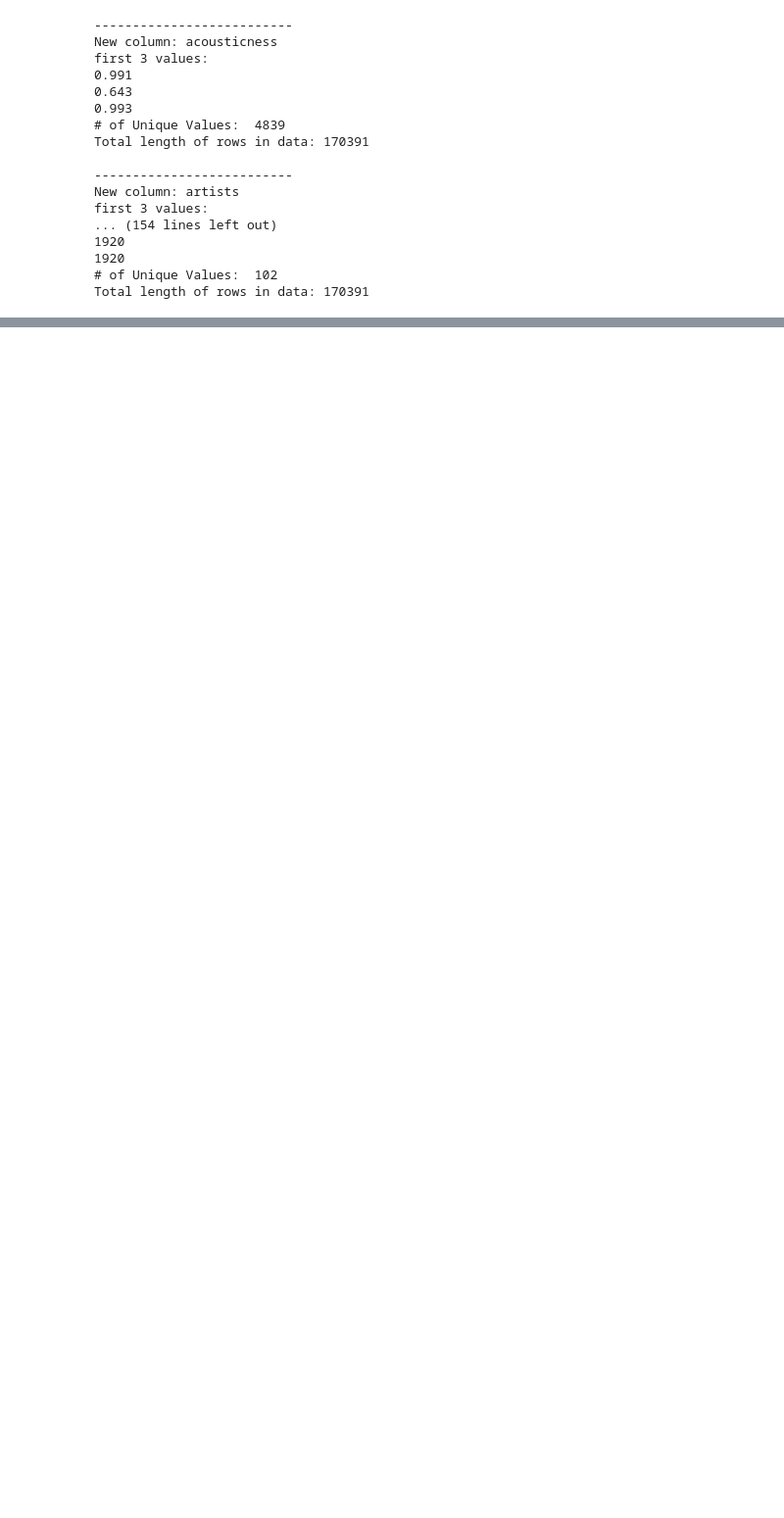
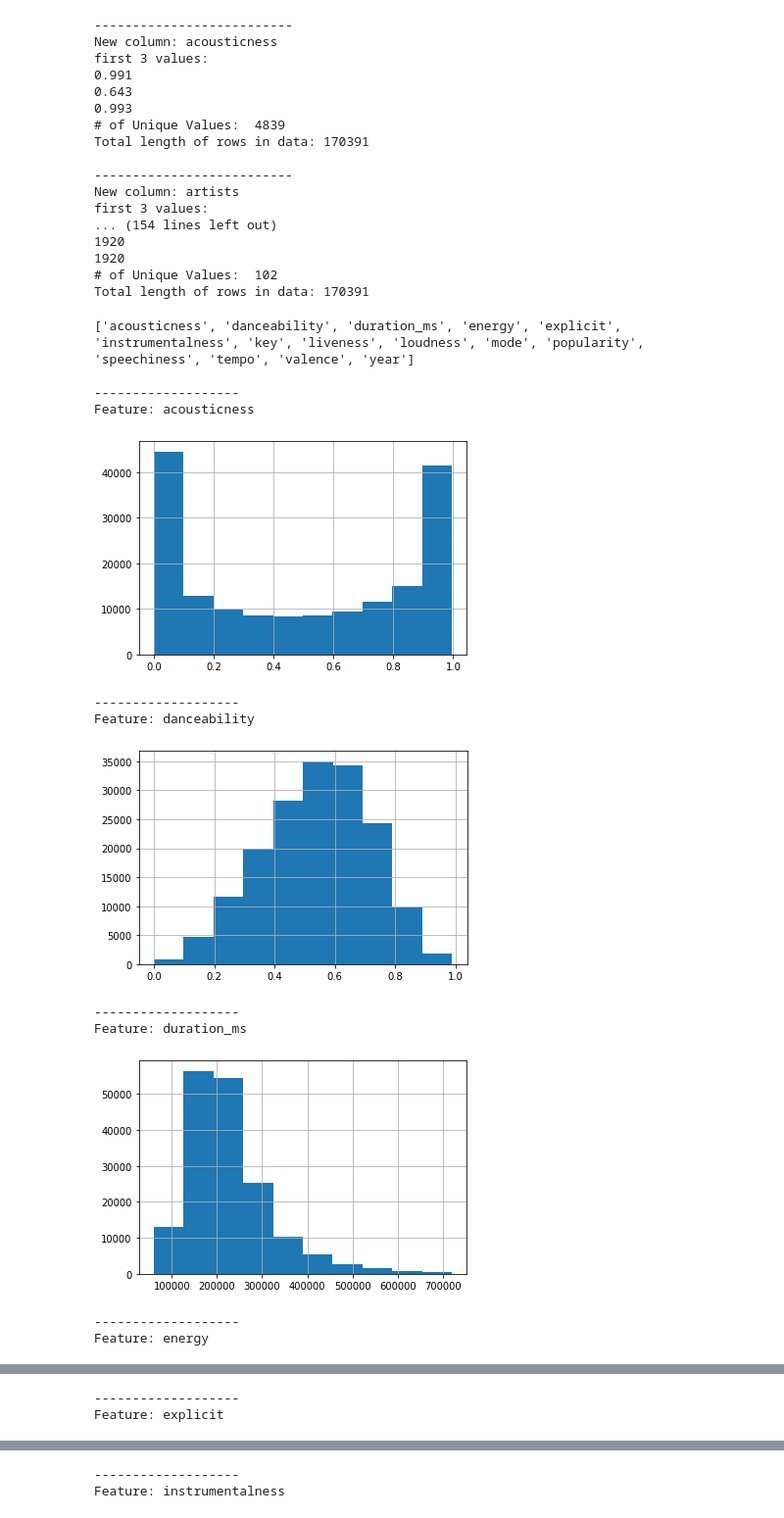
Before and after one commit to daniel-molina23/spotify-recommender-system, a Jupyter notebook: Dataset_exploration.ipynb, the cells around one changed output, grey strips where cells are left out. Shown at 98% size. Cells and saved outputs as stored; diff of their text form; code cells hidden in the pictures; blank space fills up the shorter version.

```diff
--- a/Dataset_exploration.ipynb
+++ b/Dataset_exploration.ipynb
@@ -168,8 +154,8 @@ for col in columns:
         if(i < 3):
             print(val)
         i += 1
-    d[val] = len(s)
-    print("# of Unique Values: ", d[val])
+    d[col] = len(s)
+    print("# of Unique Values: ", d[col])
     print(strLength)
 # %% [output]
 --------------------------
@@ -189,3 +175,39 @@ first 3 values:
 1920
 # of Unique Values:  102
 Total length of rows in data: 170391
+# %%
+import matplotlib.pyplot as plt
+
+validCols = list(data.columns)
+validCols.remove('artists')
+validCols.remove('id')
+validCols.remove('name')
+validCols.remove('release_date')
+print(validCols)
+for col in validCols:
+    try:
+        plt.clf()
+        print("\n-------------------")
+        print("Feature: %s"%(col))
+        h = data[col].hist()
+        plt.show(h)
+    except Exception:
+        print("Invalid col input: %s"%(col))
+        print("-------------------")
+# col_i = columns[8]
+# print("Feature: %s"%(col_i))
+# data[col_i].hist()
+# %% [output]
+['acousticness', 'danceability', 'duration_ms', 'energy', 'explicit', 'instrumentalness', 'key', 'liveness', 'loudness', 'mode', 'popularity', 'speechiness', 'tempo', 'valence', 'year']
+
+-------------------
+Feature: acousticness
+[figure, added]
+-------------------
+Feature: danceability
+[figure, added]
+-------------------
+Feature: duration_ms
+[figure, added]
+-------------------
+Feature: energy
@@ -191,0 +215,2 @@ Total length of rows in data: 170391
+-------------------
+Feature: explicit
@@ -191,0 +218,2 @@ Total length of rows in data: 170391
+-------------------
+Feature: instrumentalness
```
Also changed, not shown: parts of 5 cells of this notebook, 2 other files.
